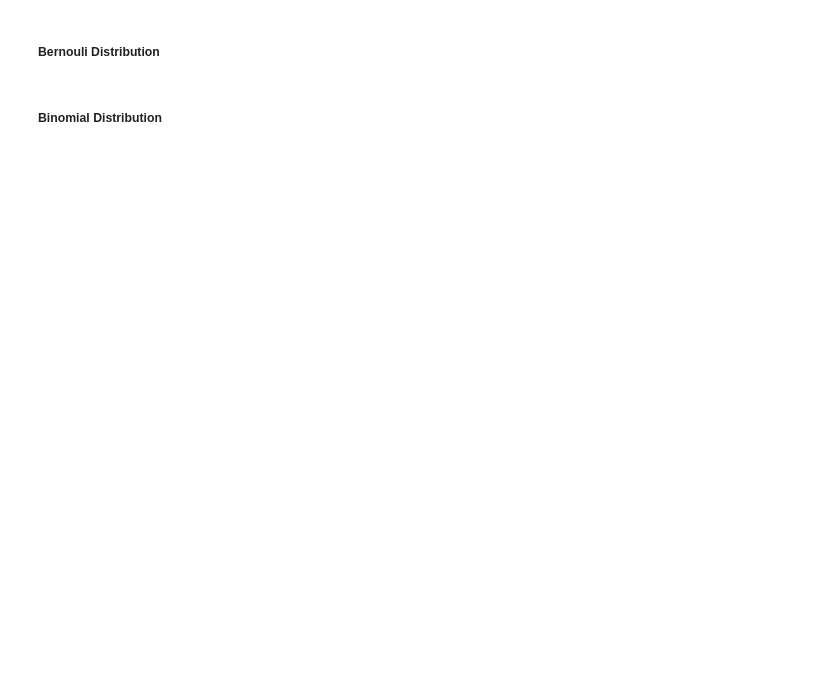
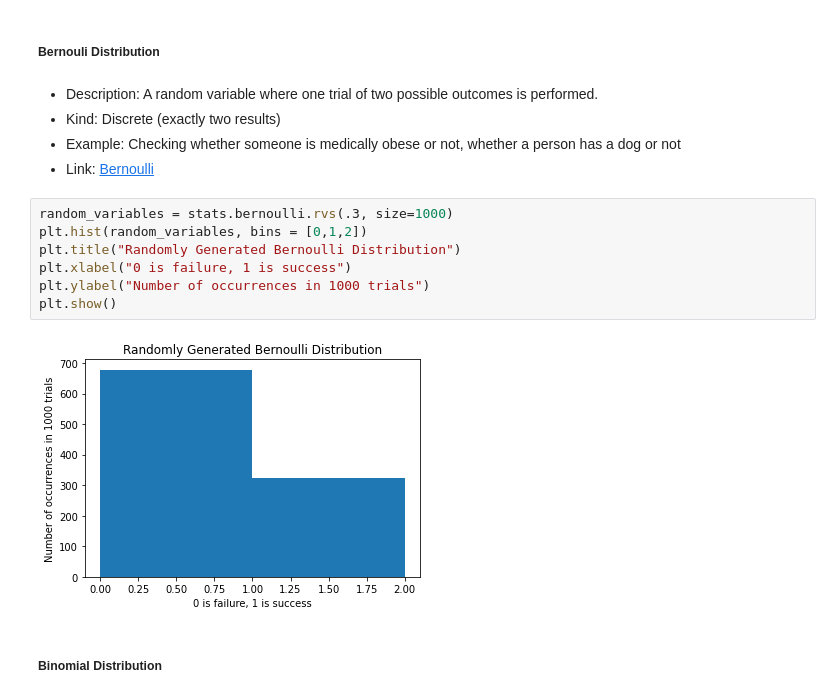
Before and after one commit to meganenglert/CISC367, a Jupyter notebook: Week 6/Statistics Workbook.ipynb, the cells around one changed output. Saved outputs shown, nothing was run; the diff lists cells and outputs as text; blank space fills up the shorter version.

```diff
--- a/Week 6/Statistics Workbook.ipynb
+++ b/Week 6/Statistics Workbook.ipynb
@@ -112,4 +125,18 @@ plt.show()
 # %% [markdown]
 ##### Bernouli Distribution
+# %% [markdown]
+- Description: A random variable where one trial of two possible outcomes is performed.
+- Kind: Discrete (exactly two results)
+- Example: Checking whether someone is medically obese or not, whether a person has a dog or not
+- Link: [Bernoulli](https://docs.scipy.org/doc/scipy/reference/generated/scipy.stats.bernoulli.html)
+# %%
+random_variables = stats.bernoulli.rvs(.3, size=1000)
+plt.hist(random_variables, bins = [0,1,2])
+plt.title("Randomly Generated Bernoulli Distribution")
+plt.xlabel("0 is failure, 1 is success")
+plt.ylabel("Number of occurrences in 1000 trials")
+plt.show()
+# %% [output]
+[figure, added]
 # %% [markdown]
 ##### Binomial Distribution
```
Also changed, not shown: parts of 14 cells of this notebook.
